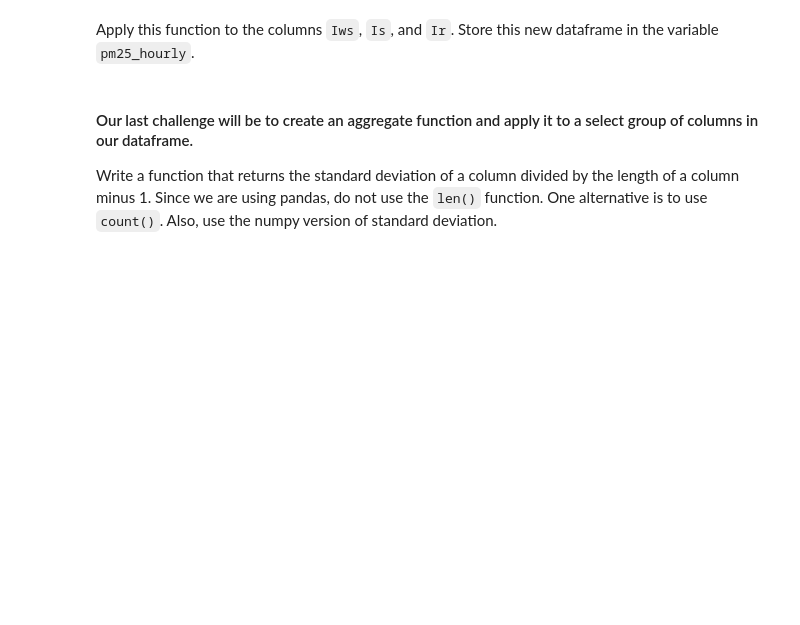
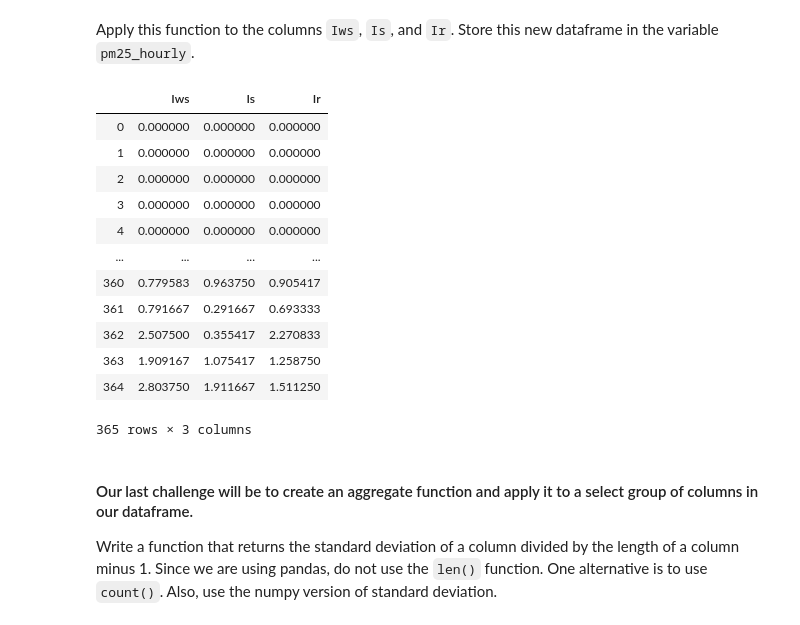
Before and after one commit to ironhack-datalabs/dataV2-labs, a Jupyter notebook: module-1/Map-Reduce-Filter/your-code/main.ipynb, the cells around one changed output. Cells and saved outputs as stored; diff of their text form; code cells hidden in the pictures; blank space fills up the shorter version.

```diff
--- a/module-1/Map-Reduce-Filter/your-code/main.ipynb
+++ b/module-1/Map-Reduce-Filter/your-code/main.ipynb
@@ -156,6 +212,23 @@ def hourly(x):
 Apply this function to the columns `Iws`, `Is`, and `Ir`. Store this new dataframe in the variable `pm25_hourly`.
 # %%
 # your code here
+pm25_hourly = pollution[["Iws","Is","Ir"]]
+
+pm25_hourly.apply(hourly)
+# %% [output]
+|  | Iws | Is | Ir |
+| 0 | 0.000000 | 0.000000 | 0.000000 |
+| 1 | 0.000000 | 0.000000 | 0.000000 |
+| 2 | 0.000000 | 0.000000 | 0.000000 |
+| 3 | 0.000000 | 0.000000 | 0.000000 |
+| 4 | 0.000000 | 0.000000 | 0.000000 |
+| ... | ... | ... | ... |
+| 360 | 0.779583 | 0.963750 | 0.905417 |
+| 361 | 0.791667 | 0.291667 | 0.693333 |
+| 362 | 2.507500 | 0.355417 | 2.270833 |
+| 363 | 1.909167 | 1.075417 | 1.258750 |
+| 364 | 2.803750 | 1.911667 | 1.511250 |
+365 rows × 3 columns
 # %% [markdown]
 #### Our last challenge will be to create an aggregate function and apply it to a select group of columns in our dataframe.
 
```
Also changed, not shown: parts of 27 cells of this notebook, 6 other files.
